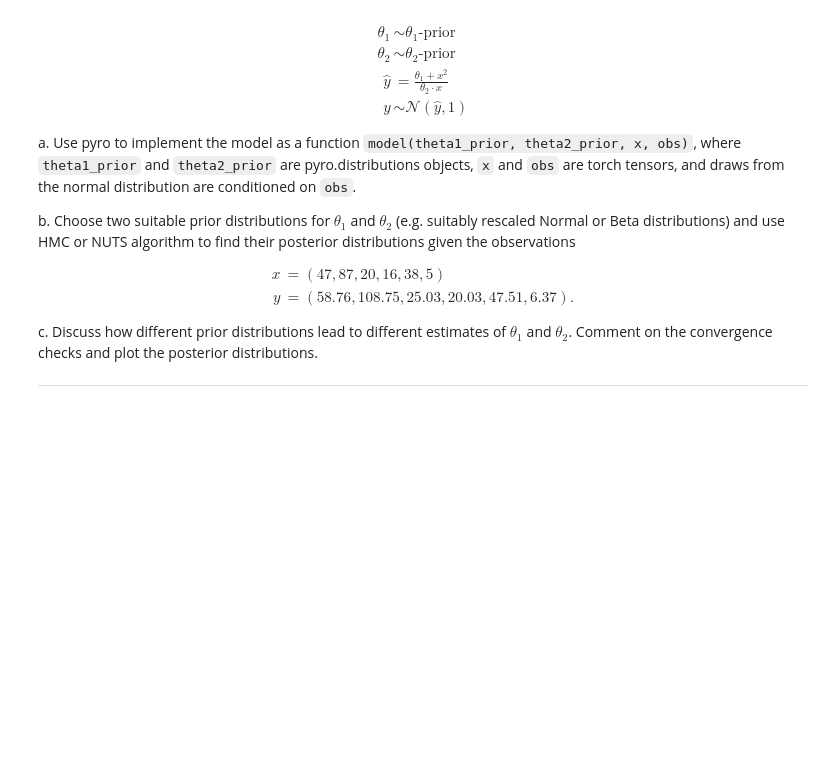
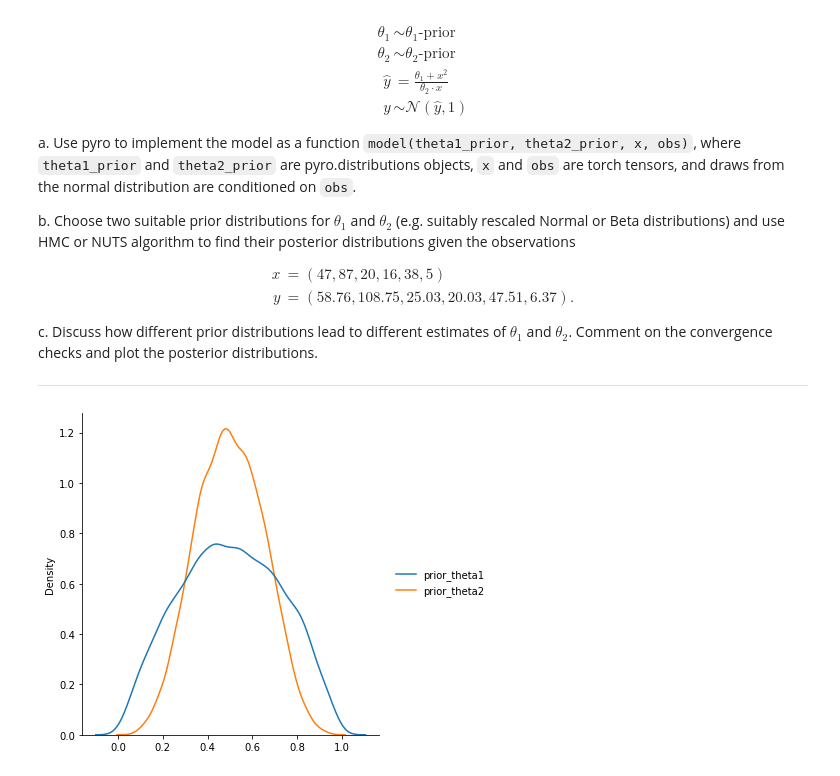
Before and after one commit to Francesc0rtu/statistical-machine-learning, a Jupyter notebook: homeworks2022/Solutions/homework4_ortu.ipynb, the cells around one changed output. Saved outputs shown, nothing was run; the diff lists cells and outputs as text; code cells hidden in the pictures; blank space fills up the shorter version.

```diff
--- a/homeworks2022/Solutions/homework4_ortu.ipynb
+++ b/homeworks2022/Solutions/homework4_ortu.ipynb
@@ -62,2 +37,38 @@ def plot_dist(dist):
+# %%
+def model(theta1_prior, theta2_prior):
+
+    def model_(x):
+        theta_1 = pyro.sample('theta_1', theta1_prior)
+        theta_2 = pyro.sample('theta_2', theta2_prior)
+        y = pyro.sample('y', dist.Normal(( theta_1 + x**2 ) / ( theta_2 * x ), 1))
+        return y, theta_1, theta_2
+    return model_
+
+def plot_dist(dist1, dist2):
+    y_1 = dist1.sample((10000,))
+    y_2 = dist2.sample((10000,))
+    data = pd.DataFrame({"prior_theta1":y_1, "prior_theta2":y_2})
+    sns.displot(data, kind='kde')
+
+def plot_inference(mcmc_samples):
+    print("expected theta1 =", mcmc_samples['theta_1'].mean().item())
+    print("expected theta2 =", mcmc_samples['theta_2'].mean().item())
+
+    y_1 = np.reshape(mcmc_samples["theta_1"].numpy(), mcmc_samples["theta_1"].size()[1])
+    y_2 = np.reshape(mcmc_samples["theta_2"].numpy(), mcmc_samples["theta_2"].size()[1])
+    # fig, ax = plt.subplots(1, 2, figsize=(12,3))
+    # sns.distplot(y_1, label="theta1")
+    # sns.distplot(y_2, label="theta2")
+    data = pd.DataFrame({"theta1":y_1, "theta2":y_2})
+    sns.displot(data, kind="kde")
+
+def compute_mcmc(model, x, Kernel=NUTS):
+    kernel = Kernel(model=model) # transition kernel
+    mcmc = MCMC(kernel, num_samples=100, warmup_steps=300, num_chains=1)
+    mcmc.run(x=x)
+    print(mcmc.get_samples().keys())
+    mcmc_samples = mcmc.get_samples(group_by_chain=True)
+    print(mcmc.summary())
+    return mcmc_samples
 # %%
 #generate the data
@@ -66,8 +77,9 @@ y = torch.tensor([58.76,108.75,25.03,20.03,47.51,6.37])
 # %%
 #### beta distribution
-theta1_beta = dist.Beta(0.5,0.5)
-theta2_beta = dist.Beta(0.5,0.9)
-# plot_dist(theta1_beta)
-# plot_dist(theta2_beta)
+theta1_beta = dist.Beta(2,2)
+theta2_beta = dist.Beta(5,5)
+plot_dist(theta1_beta, theta2_beta)
+# %% [output]
+[figure, added]
 # %%
 ### Gaussian distributions
```
Also changed, not shown: parts of 19 cells of this notebook, 9 other files.
